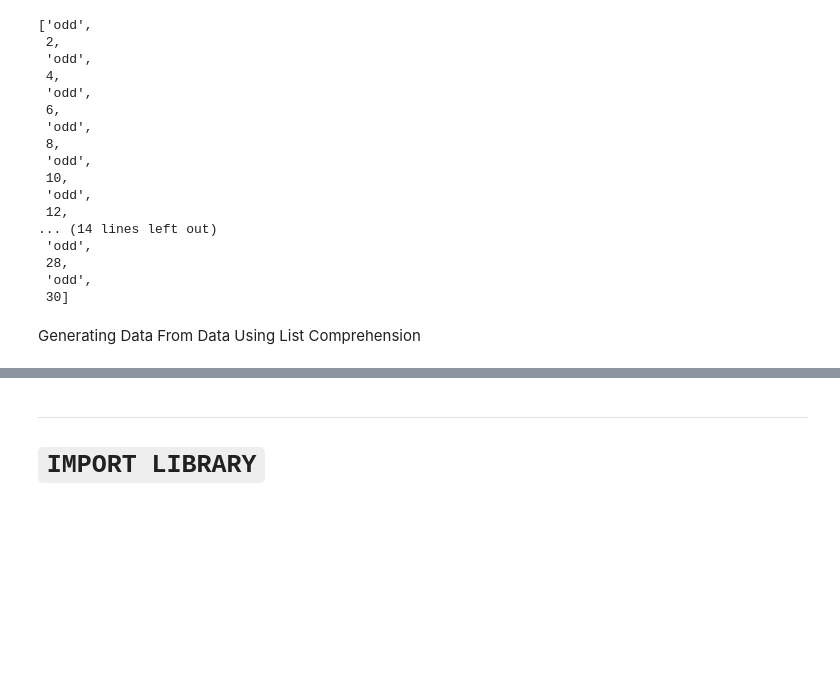
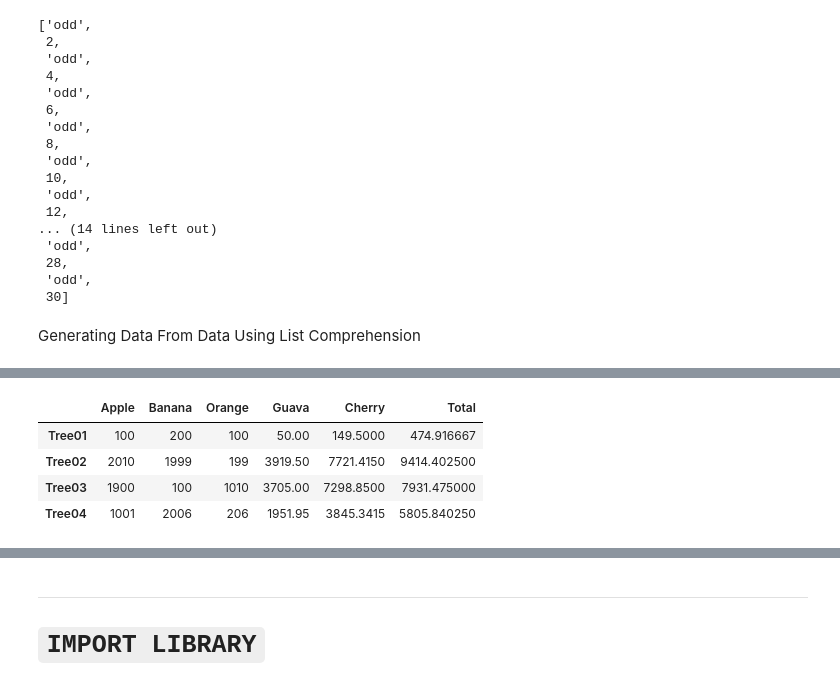
Before and after one commit to Shaikh-Hafiz-Yahya/AI_Road_Map_2026, a Jupyter notebook: Module04_Pandas/Lecture01.ipynb, the cells around one changed output, grey strips where cells are left out. Drawn from its saved outputs; the diff is of its cells as text; code cells hidden in the pictures; blank space fills up the shorter version.

```diff
--- a/Module04_Pandas/Lecture01.ipynb
+++ b/Module04_Pandas/Lecture01.ipynb
@@ -389,3 +389,18 @@ jesy below
  30]
 # %% [markdown]
 Generating Data From Data Using List Comprehension
+# %%
+df7 = pd.DataFrame(
+
+    {
+        'Apple':[100 , 2010 , 1900 , 1001],
+        'Banana':[200 , 1999 , 100 , 2006],
+        'Orange':[100 , 199 , 1010 , 206]
+
+    },
+
+    index=['Tree01', 'Tree02', 'Tree03' , 'Tree04']
+
+)
+
+df7
@@ -391,0 +443,9 @@ Generating Data From Data Using List Comprehension
+# %%
+df7['Total'] = df7['Apple'] + df7['Banana'] + df7['Orange'] + df7['Guava'] + df7['Cherry'] / 6
+df7
+# %% [output]
+|  | Apple | Banana | Orange | Guava | Cherry | Total |
+| Tree01 | 100 | 200 | 100 | 50.00 | 149.5000 | 474.916667 |
+| Tree02 | 2010 | 1999 | 199 | 3919.50 | 7721.4150 | 9414.402500 |
+| Tree03 | 1900 | 100 | 1010 | 3705.00 | 7298.8500 | 7931.475000 |
+| Tree04 | 1001 | 2006 | 206 | 1951.95 | 3845.3415 | 5805.840250 |
```
Also changed, not shown: parts of 5 cells of this notebook.
